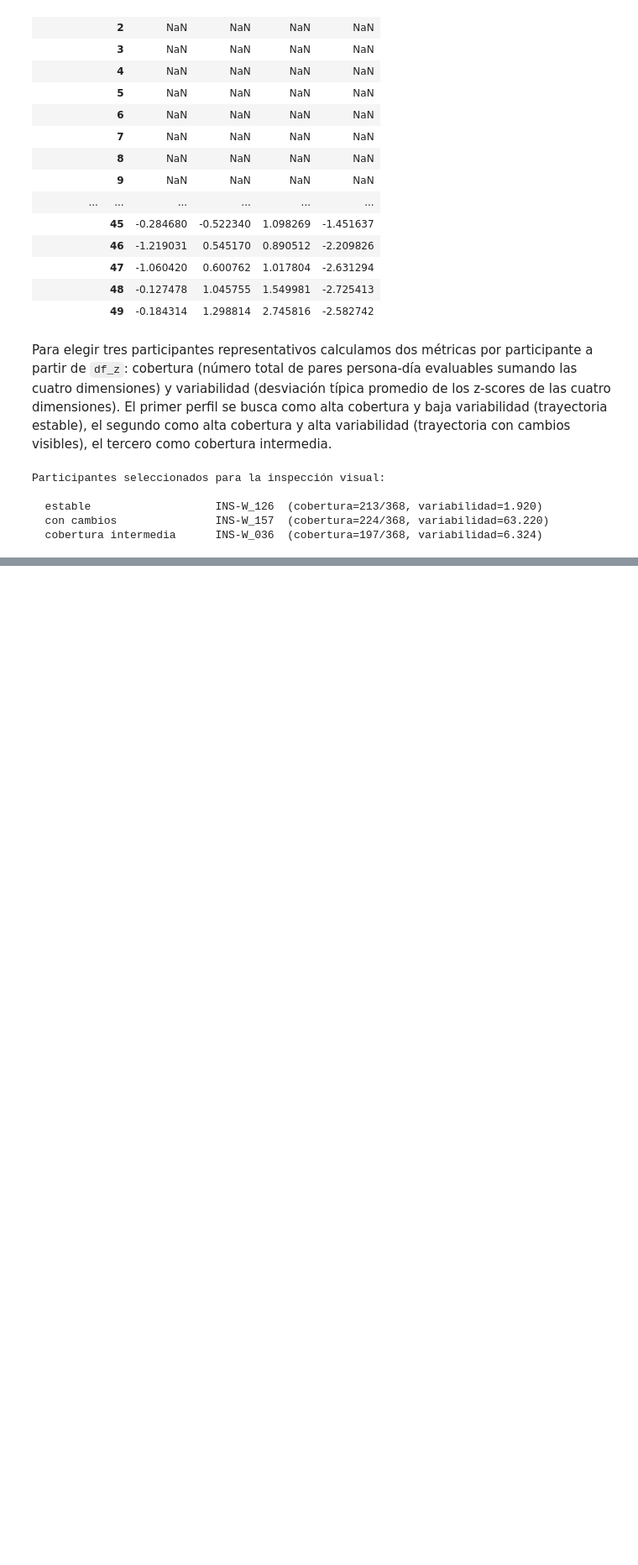
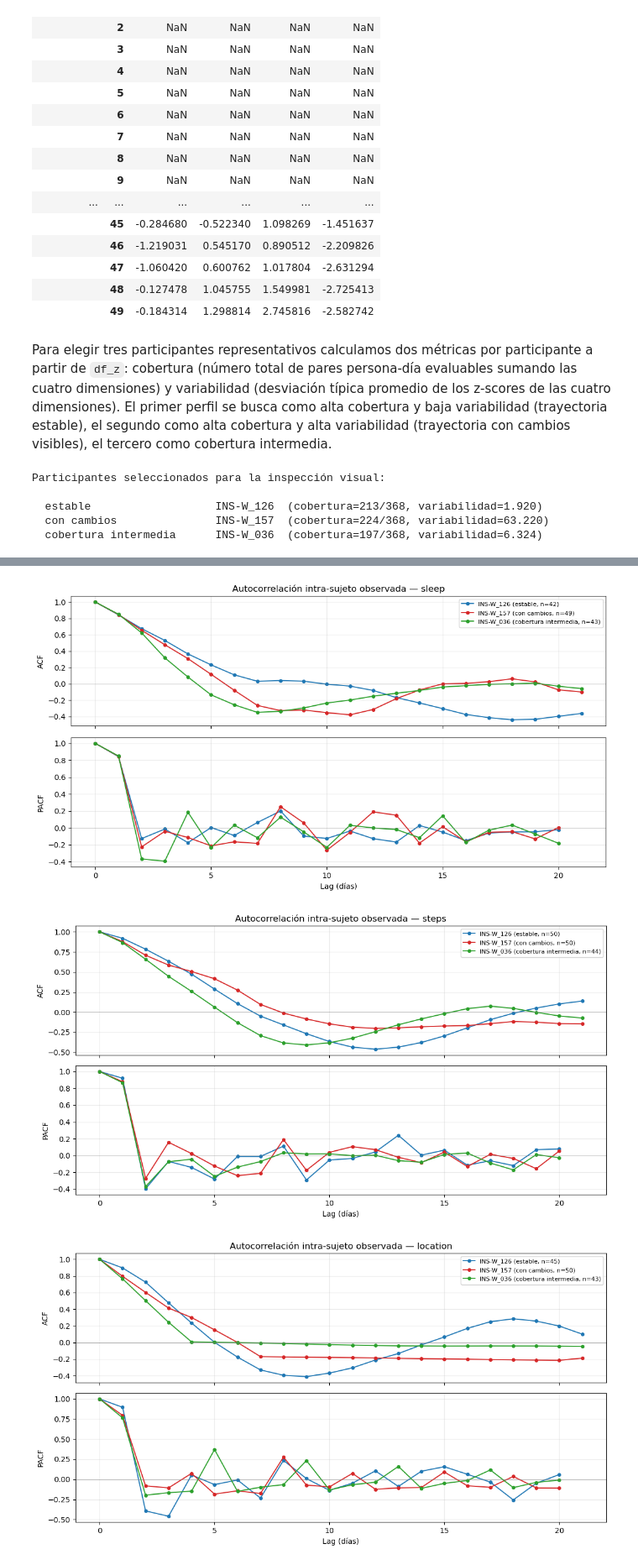
Before and after one commit to alejandrobarriel/globem, a Jupyter notebook: notebooks/globem.ipynb, the cells around one changed output, grey strips where cells are left out. Shown at 84% size. Drawn from its saved outputs; the diff is of its cells as text; code cells hidden in the pictures; blank space fills up the shorter version.

```diff
--- a/notebooks/globem.ipynb
+++ b/notebooks/globem.ipynb
@@ -1996,0 +2093,53 @@ for dim in ["sleep", "steps", "location", "screen"]:
+# %%
+N_LAGS_ACF = 21
+N_LAGS_PACF = 20
+
+colores_por_perfil = {
+    "estable":              "#1f77b4",
+    "con cambios":          "#d62728",
+    "cobertura intermedia": "#2ca02c",
+}
+
+# Calcular ACF y PACF observadas para cada (pid, dim) de los tres seleccionados
+resultados_acf_pacf = {}
+for dim in ["sleep", "steps", "location", "screen"]:
+    resultados_acf_pacf[dim] = {}
+    for perfil, pid in participantes_seleccionados.items():
+        serie = df_z.loc[pid, dim].dropna()
+        if len(serie) < 2 * N_LAGS_PACF + 2:
+            print(f"Omitido: {pid} {dim} solo tiene {len(serie)} obs evaluables.")
+            continue
+        acf_vals = acf(serie, nlags=N_LAGS_ACF, fft=False)
+        pacf_vals = pacf(serie, nlags=N_LAGS_PACF, method="ywm")
+        resultados_acf_pacf[dim][pid] = {
+            "acf": acf_vals,
+            "pacf": pacf_vals,
+            "perfil": perfil,
+            "n_obs": len(serie),
+        }
+
+# Una figura por dimensión: ACF arriba, PACF abajo, tres participantes superpuestos
+for dim in ["sleep", "steps", "location", "screen"]:
+    fig, (ax_acf, ax_pacf) = plt.subplots(2, 1, figsize=(11, 6), sharex=True)
+    for pid, data in resultados_acf_pacf[dim].items():
+        color = colores_por_perfil[data["perfil"]]
+        ax_acf.plot(np.arange(N_LAGS_ACF + 1), data["acf"], "o-",
+                    label=f"{pid} ({data['perfil']}, n={data['n_obs']})",
+                    color=color, linewidth=1.4, markersize=4)
+        ax_pacf.plot(np.arange(N_LAGS_PACF + 1), data["pacf"], "o-",
+                     color=color, linewidth=1.4, markersize=4)
+    ax_acf.axhline(0, color="gray", linewidth=0.6, alpha=0.6)
+    ax_pacf.axhline(0, color="gray", linewidth=0.6, alpha=0.6)
+    ax_acf.set_ylabel("ACF")
+    ax_pacf.set_ylabel("PACF")
+    ax_pacf.set_xlabel("Lag (días)")
+    ax_acf.set_title(f"Autocorrelación intra-sujeto observada — {dim}")
+    ax_acf.legend(loc="best", fontsize=8, framealpha=0.9)
+    ax_acf.grid(True, alpha=0.25)
+    ax_pacf.grid(True, alpha=0.25)
+    plt.tight_layout()
+    plt.show()
+# %% [output]
+[figure, added]
+[figure, added]
+[figure, added]
```
Also changed, not shown: parts of 41 cells of this notebook.
